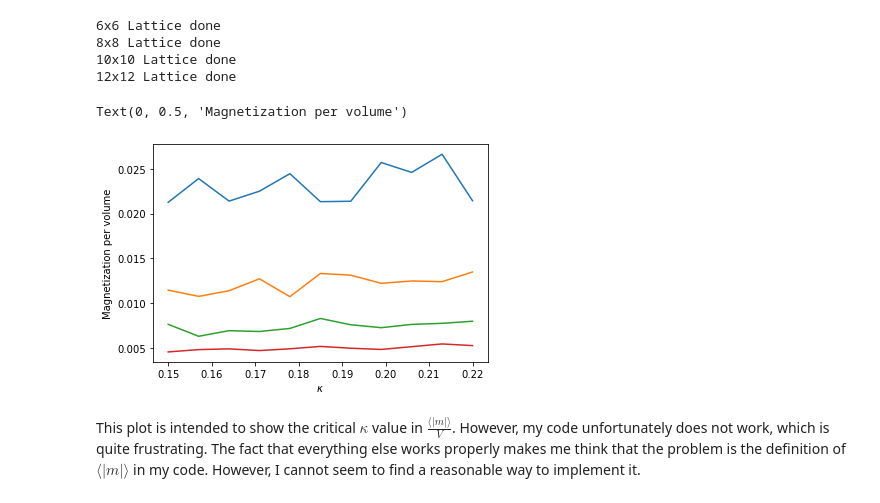
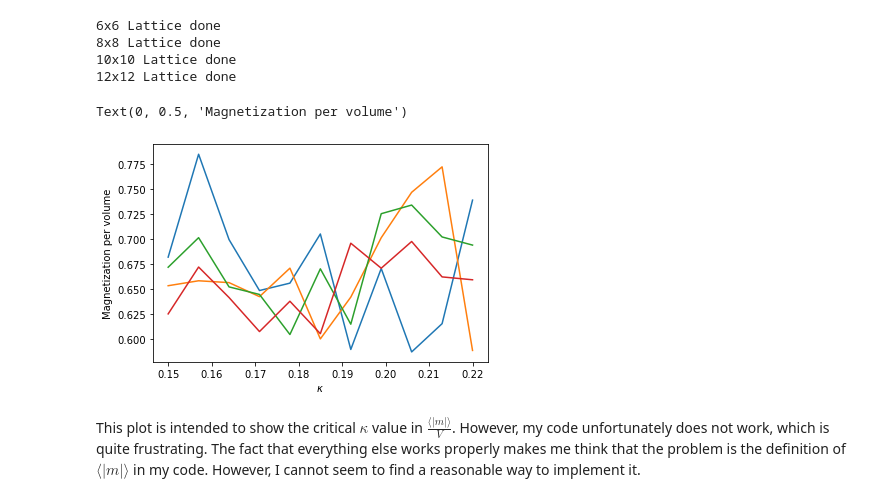
Before and after one commit to badesayki/p5070, a Jupyter notebook: phi4-theory.ipynb, the cells around one changed output. Drawn from its saved outputs; the diff is of its cells as text; code cells hidden in the pictures.

```diff
--- a/phi4-theory.ipynb
+++ b/phi4-theory.ipynb
@@ -76,6 +76,7 @@ def magnetization(phi):
     return mag
 
 def evolution(phi, kappa, lamb):
+    "The derivative of the action which will be the evolution in momentum"
     field = 2*kappa*(np.roll(phi, 1, 0) + np.roll(phi, -1, 0) + np.roll(phi, 1, 1) + np.roll(phi, -1, 1)) - 2*phi - 4*lamb*np.power(phi,3) + 4*phi*lamb
     return field
 
@@ -112,23 +113,27 @@ def HMC_step(phi, S, kappa, lamb, time):
     S_new = action(phi, kappa, lamb)
     H_new = Hamiltonian(pi, S_new, kappa, lamb)
 
-
-    if S_new < S:
-        return phi, S_new
+    if H_new < Hi:
+        return phi, S_new, H_new
     else:
-        if np.random.rand() >= np.exp(Hi-H_new):
-            return phi, S_new
+        prob=np.exp(Hi-H_new)
+        if np.random.rand() <= prob:
+            return phi, S_new, H_new
         else:
-            return phiold, S
+            return phiold, S, Hi
 
 
 def simulate_HMC(phi, S, kappa, lamb, time, Ns):
     actions=[]
+    hamiltonians =[]
     for i in range(Ns):
-        phi, S = HMC_step(phi, S, kappa, lamb, time)
+        phi, S, H = HMC_step(phi, S, kappa, lamb, time)
         actions.append(S)
+        hamiltonians.append(H)
+    hamiltonians=np.array(hamiltonians)
     actions=np.array(actions)
-    return phi, actions
+
+    return phi, actions, hamiltonians
 
 #I have gotten significant help from Julian Urban's github as some steps in the main paper seemed to have
 #sign errors and gave me Runtime warnings.
@@ -138,8 +143,8 @@ In order to test the code, I will start with a uniform phi field of ones and run
 # %%
 phi_ones = np.ones((6,6))
 phi_test = []
-S = action(phi,0.2,1.1689)
-phi_test,action_test=simulate_HMC(phi,S, 0.2, 1.1689, np.linspace(0,100,100), 4000)
-plt.imshow(phi, aspect='auto')
+S = action(phi_ones,0.2,1.1689)
+phi_test,action_test, hamiltonian_test = simulate_HMC(phi_ones,S, 0.2, 1.1689, np.linspace(0,100,100), 4000)
+plt.imshow(phi_test, aspect='auto')
 # %% [output]
 <matplotlib.image.AxesImage at 0x...>
@@ -166,28 +171,28 @@ kappas = np.linspace(0.15,0.22,11)
 phis6 = []
 for k in kappas:
     S = action(phi,k,1.1689)
-    phi_6=simulate_HMC(phi,S, k, 1.1689, np.linspace(0,100,100), 4000)[0]
+    phi_6=simulate_HMC(phi,S, k, 1.1689, np.linspace(0,100,100), 2000)[0]
     phis6.append(phi_6)
 print("6x6 Lattice done")
 phi = np.random.randn(8,8)
 phis8 = []
 for k in kappas:
     S = action(phi,k,1.1689)
-    phi_8=simulate_HMC(phi,S, k, 1.1689, np.linspace(0,100,100), 4000)[0]
+    phi_8=simulate_HMC(phi,S, k, 1.1689, np.linspace(0,100,100), 2000)[0]
     phis8.append(phi_8)
 print("8x8 Lattice done")
 phi = np.random.randn(10,10)
 phis10 = []
 for k in kappas:
     S = action(phi,k,1.1689)
-    phi_10=simulate_HMC(phi, S, k, 1.1689, np.linspace(0,100,100), 4000)[0]
+    phi_10=simulate_HMC(phi, S, k, 1.1689, np.linspace(0,100,100), 2000)[0]
     phis10.append(phi_10)
 print("10x10 Lattice done")
 phi = np.random.randn(12,12)
 phis12 = []
 for k in kappas:
     S = action(phi,k,1.1689)
-    phi_12=simulate_HMC(phi,S, k, 1.1689, np.linspace(0,100,100),4000)[0]
+    phi_12=simulate_HMC(phi,S, k, 1.1689, np.linspace(0,100,100), 2000)[0]
     phis12.append(phi_12)
 print("12x12 Lattice done")
 # %% [output]
@@ -205,14 +210,14 @@ magnetizations8=np.array([magnetization(phi) for phi in phis8])
 magnetizations10=np.array([magnetization(phi) for phi in phis10])
 magnetizations12=np.array([magnetization(phi) for phi in phis12])
 # %%
-plt.plot(kappas, np.array(magnetizations6)/36, label="L=6")
-plt.plot(kappas, np.array(magnetizations8)/64, label="L=8")
-plt.plot(kappas, np.array(magnetizations10)/100, label="L=10")
-plt.plot(kappas, np.array(magnetizations12)/144, label="L=12")
+plt.plot(kappas, np.array(magnetizations6), label="L=6")
+plt.plot(kappas, np.array(magnetizations8), label="L=8")
+plt.plot(kappas, np.array(magnetizations10), label="L=10")
+plt.plot(kappas, np.array(magnetizations12), label="L=12")
 plt.xlabel("$\kappa$")
 plt.ylabel("Magnetization per volume")
 # %% [output]
 Text(0, 0.5, 'Magnetization per volume')
-[figure, old version]
+[figure, new version]
 # %% [markdown]
 This plot is intended to show the critical $\kappa$ value in $\frac{\langle |m| \rangle}{V}$. However, my code unfortunately does not work, which is quite frustrating. The fact that everything else works properly makes me think that the problem is the definition of $\langle |m| \rangle$ in my code. However, I cannot seem to find a reasonable way to implement it.
```
Also changed, not shown: parts of 2 cells of this notebook.
